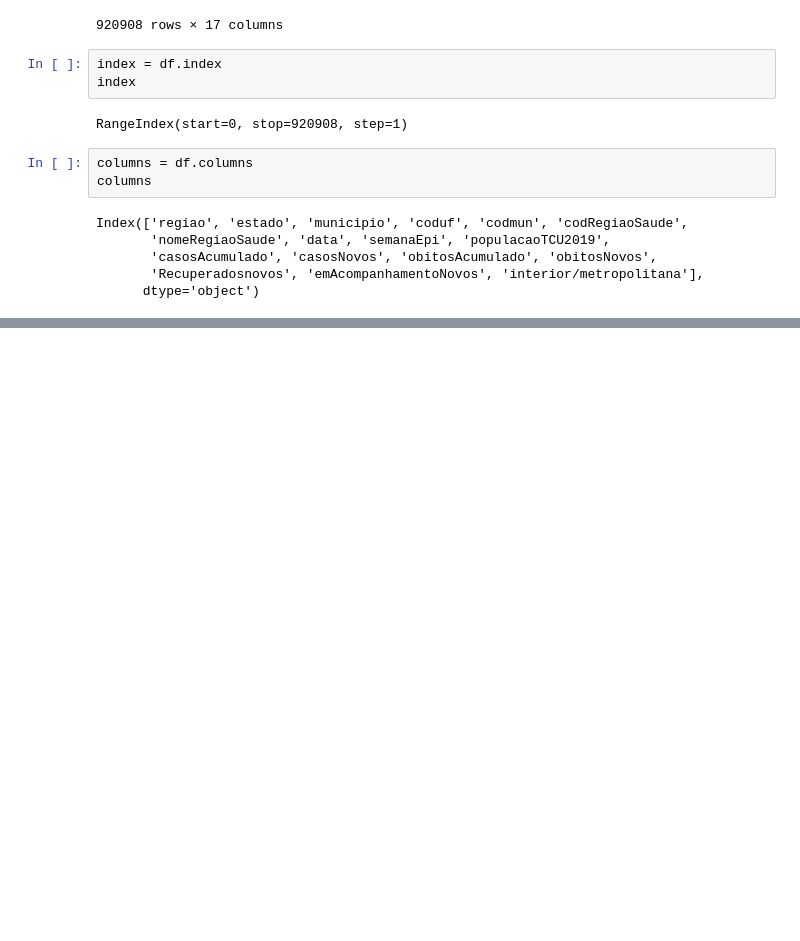
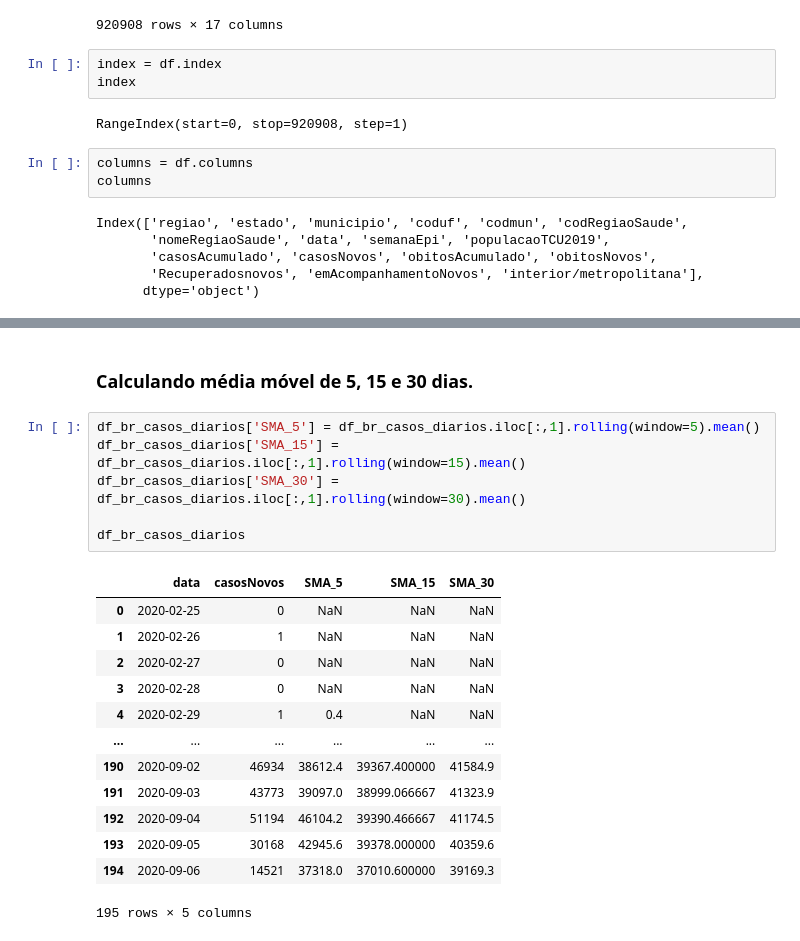
Before and after one commit to alexandrerussi/brasil-covid19-analysis, a Jupyter notebook: Moving_Average_COVID19_Brasil.ipynb, the cells around one changed output, grey strips where cells are left out. Drawn from its saved outputs; the diff is of its cells as text; blank space fills up the shorter version.

```diff
--- a/Moving_Average_COVID19_Brasil.ipynb
+++ b/Moving_Average_COVID19_Brasil.ipynb
@@ -53,0 +88,22 @@ Index(['regiao', 'estado', 'municipio', 'coduf', 'codmun', 'codRegiaoSaude',
+# %% [markdown]
+### Calculando média móvel de 5, 15 e 30 dias.
+# %%
+df_br_casos_diarios['SMA_5'] = df_br_casos_diarios.iloc[:,1].rolling(window=5).mean()
+df_br_casos_diarios['SMA_15'] = df_br_casos_diarios.iloc[:,1].rolling(window=15).mean()
+df_br_casos_diarios['SMA_30'] = df_br_casos_diarios.iloc[:,1].rolling(window=30).mean()
+
+df_br_casos_diarios
+# %% [output]
+|  | data | casosNovos | SMA_5 | SMA_15 | SMA_30 |
+| 0 | 2020-02-25 | 0 | NaN | NaN | NaN |
+| 1 | 2020-02-26 | 1 | NaN | NaN | NaN |
+| 2 | 2020-02-27 | 0 | NaN | NaN | NaN |
+| 3 | 2020-02-28 | 0 | NaN | NaN | NaN |
+| 4 | 2020-02-29 | 1 | 0.4 | NaN | NaN |
+| ... | ... | ... | ... | ... | ... |
+| 190 | 2020-09-02 | 46934 | 38612.4 | 39367.400000 | 41584.9 |
+| 191 | 2020-09-03 | 43773 | 39097.0 | 38999.066667 | 41323.9 |
+| 192 | 2020-09-04 | 51194 | 46104.2 | 39390.466667 | 41174.5 |
+| 193 | 2020-09-05 | 30168 | 42945.6 | 39378.000000 | 40359.6 |
+| 194 | 2020-09-06 | 14521 | 37318.0 | 37010.600000 | 39169.3 |
+195 rows × 5 columns
```
Also changed, not shown: parts of 23 cells of this notebook, 10 other files.
